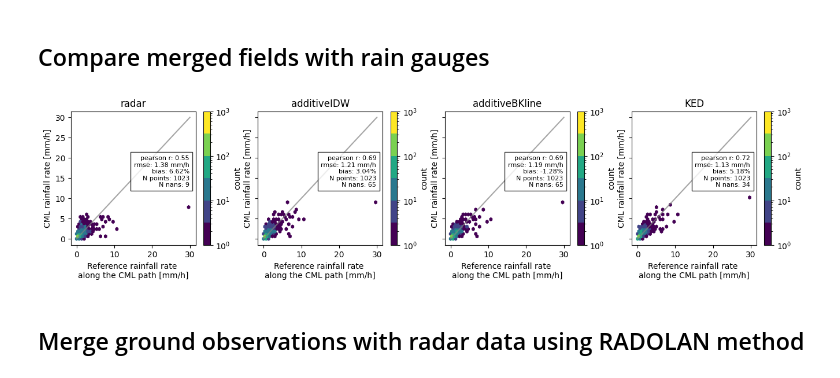
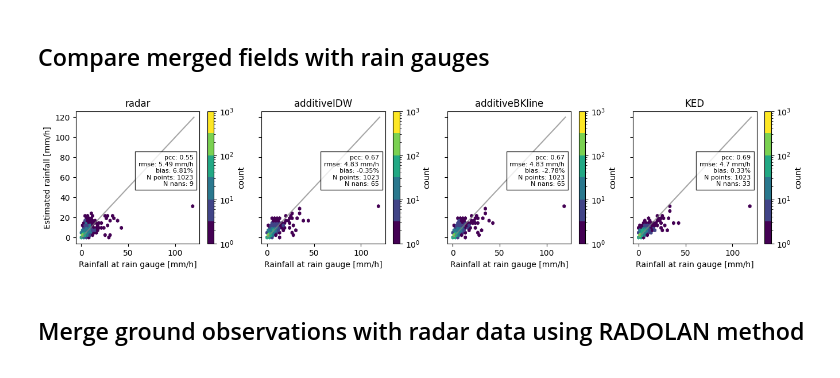
Before and after one commit to eoydvin/mergeplg, a Jupyter notebook: docs/notebooks/Introduction.ipynb, the cells around one changed output. Drawn from its saved outputs; the diff is of its cells as text; code cells hidden in the pictures.

```diff
--- a/docs/notebooks/Introduction.ipynb
+++ b/docs/notebooks/Introduction.ipynb
@@ -275,17 +333,20 @@ True
 ### Kriging with external drift
 # %%
 merger = merge.MergeKrigingExternalDrift(
-    ds_rad=ds_rad.rainfall_radar, # Dimension order (time, y, x)
+    ds_rad=ds_rad.rainfall_radar,  # Dimension order (time, y, x)
     ds_cmls=ds_cmls,
     # ds_gauges=ds_gauges, # uncomment to include rain gauges
     variogram_model="spherical",
     variogram_parameters={"sill": 1, "range": 30000, "nugget": 0.3},
-    nnear=60, # KED tend to work better with larger neighborhood
-    max_distance=60000, # Largest distance allowed for including an observation
+    nnear=60,  # KED tends to work better with larger neighborhood
+    max_distance=60000,  # Largest distance allowed for including an observation
     full_line=True,
-    radar_threshold=0.01, # Radar values below this threshold are ignored when merging
-    fill_radar=False, # If True, fills cells beyond max_distance with unadjusted radar
-    range_checks={'diff_check': 10, 'ratio_check': (0.1, 15)}, # Applies both diff and ratio checks
+    radar_threshold=0.01,  # Radar values below this threshold are ignored when merging
+    fill_radar=False,  # If True, fills cells beyond max_distance with unadjusted radar
+    range_checks={
+        "diff_check": 10,
+        "ratio_check": (0.1, 15),
+    },  # Applies both diff and ratio checks
 )
 
 rainfall = []
@@ -294,7 +355,8 @@ for time in ds_cmls.time.data:
         merger(
             ds_rad.sel(time=time).rainfall_radar,
             da_cmls=ds_cmls.sel(time=time).R,
-            # da_gauges=ds_gauges.sel(time=time).rainfall_amount, # uncomment to include rain gauges
+            # uncomment to include rain gauges
+            # da_gauges=ds_gauges.sel(time=time).rainfall_amount,
         )
     )
 
@@ -333,34 +426,17 @@ for i, rainfall_field in enumerate(rainfall_fields):
 # %%
-threshold = 0.1 # Values below this is ignored
-
-# Specify rainfall fields to compare
-rainfall_fields = [
-    "rainfall_radar",
-    "rainfall_additiveIDW",
-    "rainfall_additiveBKline",
-    "rainfall_KED",
-]
-
-# Get fields at validation rain gauges
-get_grid_at_points = plg.spatial.GridAtPoints(
-    da_gridded_data=ds_rad.rainfall_radar, # Coordinates for all rainfall fields
-    da_point_data=ds_gauges_test, # Coordinates for test rain gauges
-    nnear=1,
-    stat="best",
-)
-
-# Sample rainfall fields
-for rainfall_field in rainfall_fields:
-    ds_gauges_test[rainfall_field] = get_grid_at_points(
-        da_gridded_data=ds_rad[rainfall_field],
-        da_point_data=ds_gauges_test.rainfall_amount, #
-    )
+threshold = 0.1  # Values below this is ignored
 
 # Rain gauges from test dataset considered ground truth
 ground_truth = ds_gauges_test.rainfall_amount.to_numpy().flatten()
 
 # Plot metrics and scatterplots
-fig, ax = plt.subplots(1, len(rainfall_fields), figsize=(len(rainfall_fields)*4, 3), sharex=True, sharey=True)
+fig, ax = plt.subplots(
+    1,
+    len(rainfall_fields),
+    figsize=(len(rainfall_fields) * 4, 3),
+    sharex=True,
+    sharey=True,
+)
 for i, rainfall_field in enumerate(rainfall_fields):
     # Get predictions at test gauges
     predicted = ds_gauges_test[rainfall_field].to_numpy().flatten()
@@ -374,35 +450,41 @@ for i, rainfall_field in enumerate(rainfall_fields):
 
     # plotting the scatter density plots
     hx = plg.validation.plot_hexbin(
         ground_truth,
         predicted,
         ref_thresh=threshold,
         est_thresh=threshold,
         ax=ax[i],
     )
     ax[i].set_title(rainfall_field.split("_")[1])
+    if i == 0:
+        ax[i].set_ylabel("Estimated rainfall [mm/h]")
+    else:
+        ax[i].set_ylabel("")
+
+    ax[i].set_xlabel("Rainfall at rain gauge [mm/h]")
 
     # adding metrics to the plot for subplot 0
     plotted_metrics = (
-        f"pearson r: {np.round(rainfall_metrics['pearson_correlation_coefficient'], 2)}\n"
+        f"pcc: {np.round(rainfall_metrics['pearson_correlation_coefficient'], 2)}\n"
         f"rmse: {np.round(rainfall_metrics['root_mean_square_error'], 2)} mm/h\n"
         f"bias: {np.round(rainfall_metrics['percent_bias'], 2)}%\n"
         f"N points: {rainfall_metrics['N_all']}\n"
         f"N nans: {rainfall_metrics['N_nan']}"
     )
 
     ax[i].text(
         0.95,
         0.55,
         plotted_metrics,
         fontsize=8,
         transform=ax[i].transAxes,
         verticalalignment="center",
         horizontalalignment="right",
         bbox={"facecolor": "white", "alpha": 0.8},
     )
 # %% [output]
-[figure, old version]
+[figure, new version]
 # %% [markdown]
 ## Merge ground observations with radar data using RADOLAN method
 # %% [markdown]
```
Also changed, not shown: parts of 30 cells of this notebook, 3 other files.
